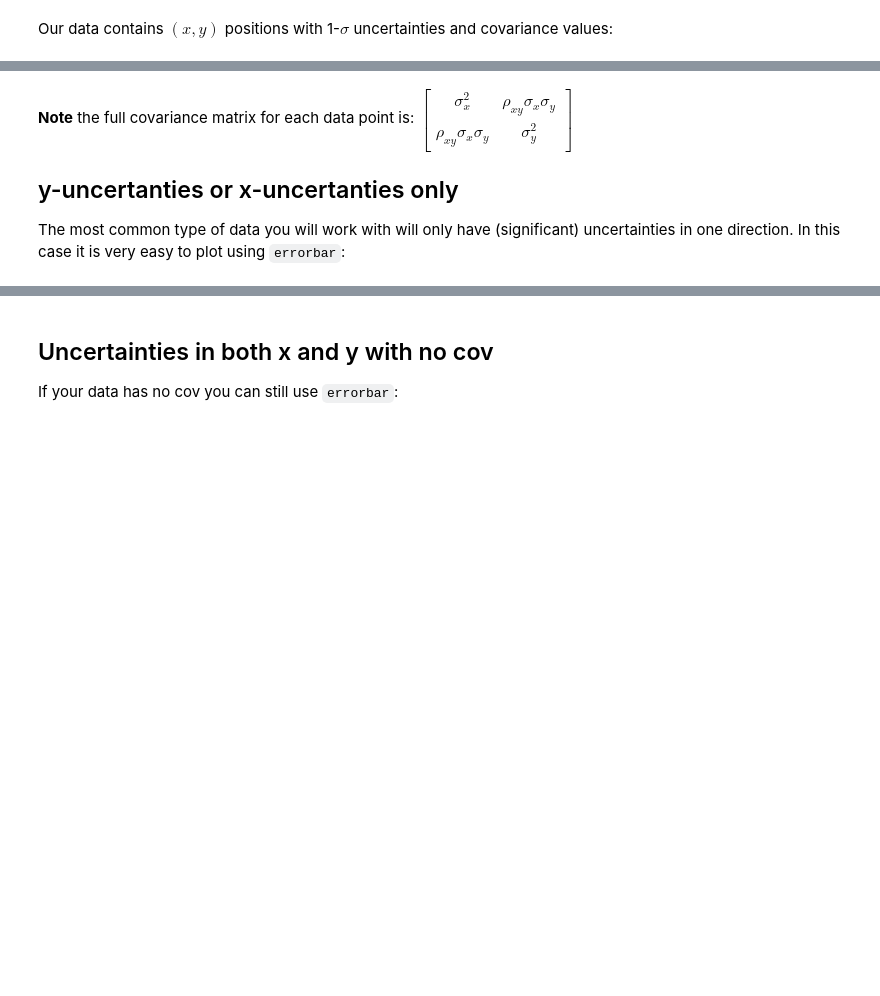
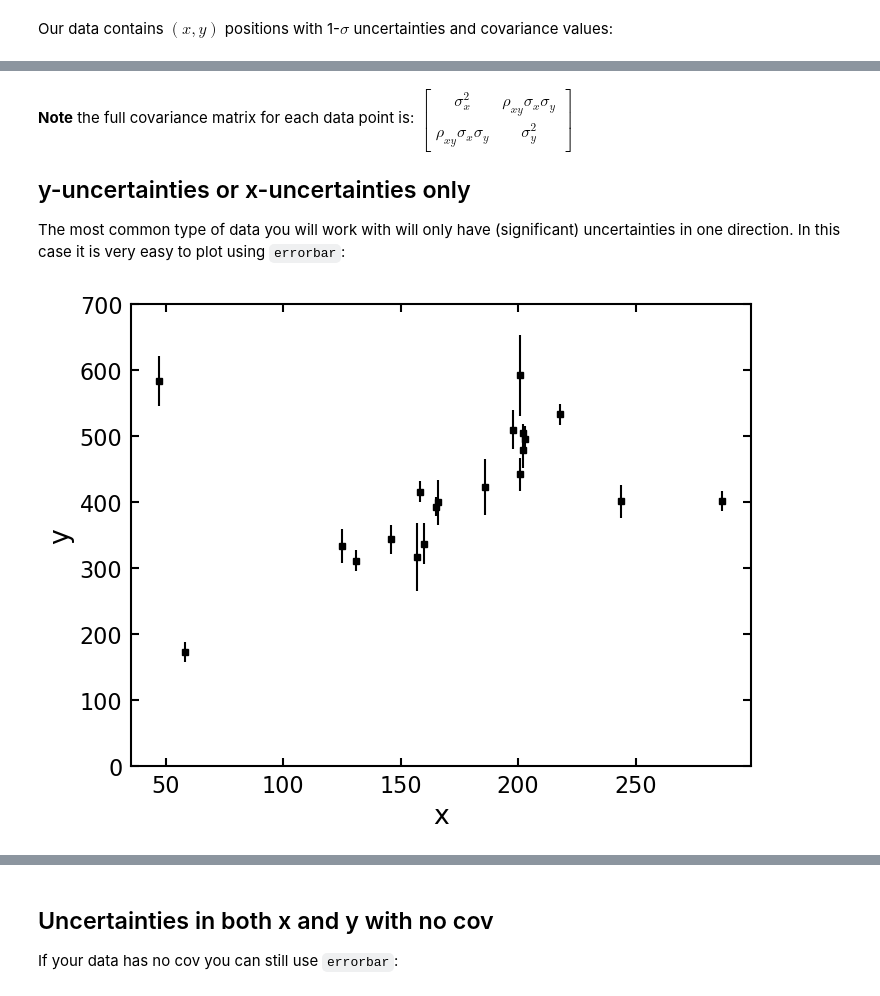
Before and after one commit to CKrawczyk/jupyter_data_languages, a Jupyter notebook: Uncertainty_plotting.ipynb, the cells around one changed output, grey strips where cells are left out. Drawn from its saved outputs; the diff is of its cells as text; code cells hidden in the pictures; blank space fills up the shorter version.

```diff
--- a/Uncertainty_plotting.ipynb
+++ b/Uncertainty_plotting.ipynb
@@ -16,14 +16,15 @@ In this example we will go over plotting uncertainties in various ways:
 # %%
-from astropy.table import Table
+import pandas
 import scipy.linalg as sl
 import numpy as np
 from matplotlib import pyplot as plt
 from matplotlib.patches import Ellipse
 import mpl_style
-%matplotlib notebook
+%matplotlib inline
+plt.style.use('default')
 plt.style.use(mpl_style.style1)
 # %% [markdown]
 Our data contains $(x, y)$ positions with 1-$\sigma$ uncertainties and covariance values:
 # %%
-t = Table.read('data.csv', format='ascii.csv')
-print(t)
+t = pandas.read_csv('data.csv')
+display(t)
@@ -31,24 +50,26 @@ print(t)
 **Note** the full covariance matrix for each data point is:
 $\left[ \begin{array}{ccc} \sigma_x^2 & \rho_{xy}\sigma_x \sigma_y \\ \rho_{xy}\sigma_x \sigma_y & \sigma_y^2 \end{array} \right]$
 
-## y-uncertanties or x-uncertanties only
+## y-uncertainties or x-uncertainties only
 The most common type of data you will work with will only have (significant) uncertainties in one direction.  In this case it is very easy to plot using `errorbar`:
 # %%
 plt.figure(1)
 plt.errorbar(
-    t['x'],
-    t['y'],
-    yerr=t['sy'],
+    t.x,
+    t.y,
+    yerr=t.sy,
     ls='None',
     mfc='k',
     mec='k',
     ms=5,
     marker='s',
     ecolor='k'
 )
 plt.xlabel('x')
 plt.ylabel('y')
-plt.ylim(0, 700)
+plt.ylim(0, 700);
+# %% [output]
+[figure, added]
 # %%
 plt.figure(2)
 plt.errorbar(
```
Also changed, not shown: parts of 5 cells of this notebook, 8 other files.
